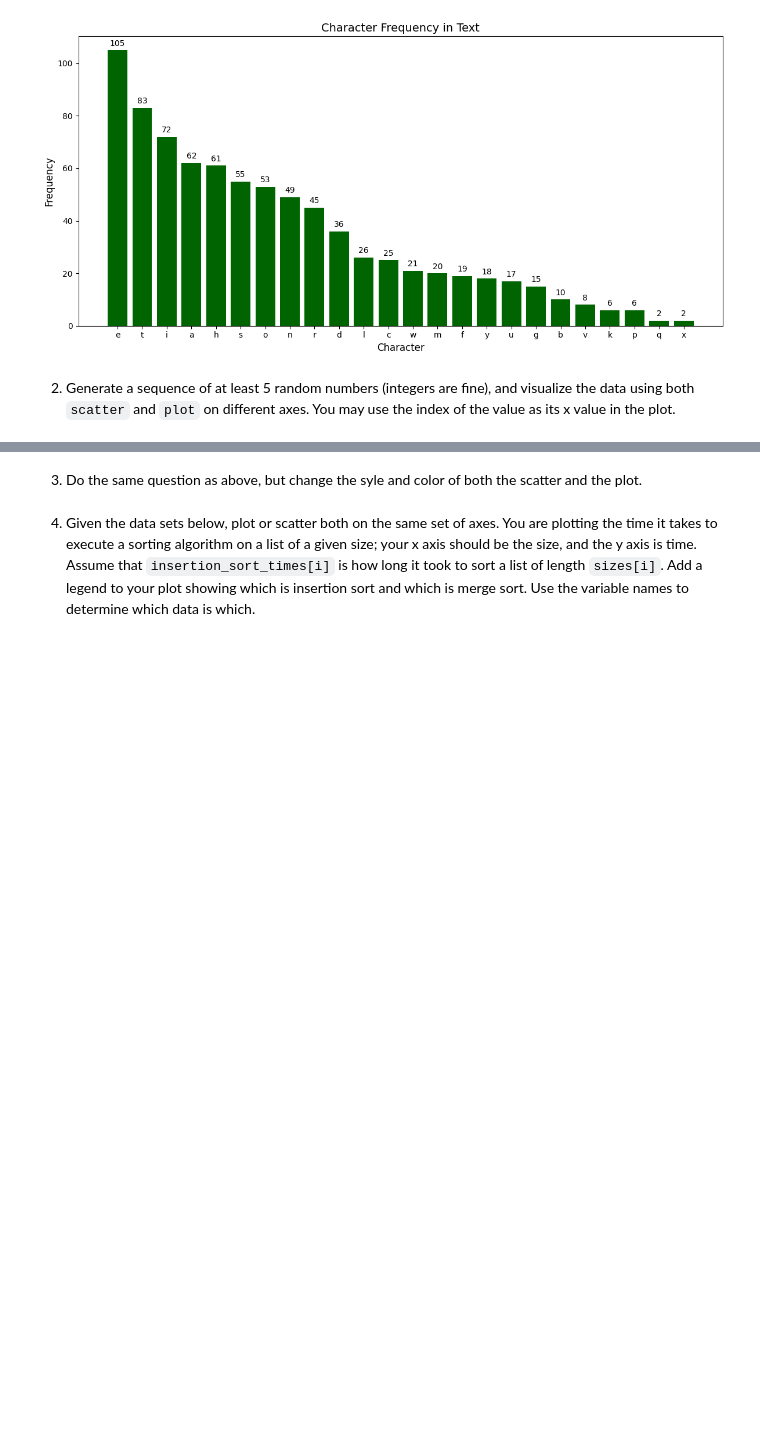
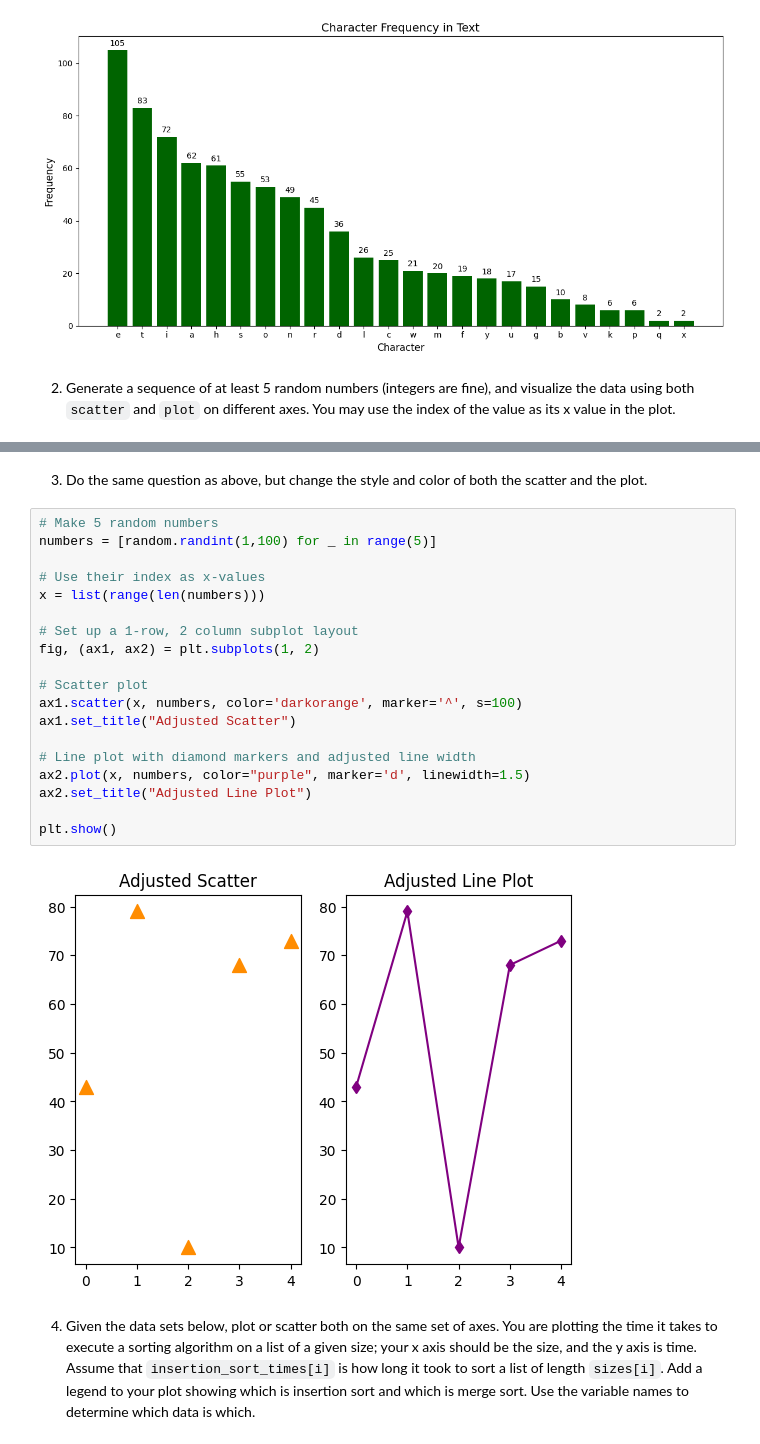
Before and after one commit to bvrtachnik/pyplot, a Jupyter notebook: pyplot.ipynb, the cells around one changed output, grey strips where cells are left out. Cells and saved outputs as stored; diff of their text form; blank space fills up the shorter version.

Commit message:
Complete question 3

```diff
--- a/pyplot.ipynb
+++ b/pyplot.ipynb
@@ -77,7 +77,28 @@ plt.show()
 # %% [output]
 [figure]
 # %% [markdown]
-3. Do the same question as above, but change the syle and color of both the scatter and the plot.
+3. Do the same question as above, but change the style and color of both the scatter and the plot.
+# %%
+# Make 5 random numbers
+numbers = [random.randint(1,100) for _ in range(5)]
+
+# Use their index as x-values
+x = list(range(len(numbers)))
+
+# Set up a 1-row, 2 column subplot layout
+fig, (ax1, ax2) = plt.subplots(1, 2)
+
+# Scatter plot
+ax1.scatter(x, numbers, color='darkorange', marker='^', s=100)
+ax1.set_title("Adjusted Scatter")
+
+# Line plot with diamond markers and adjusted line width
+ax2.plot(x, numbers, color="purple", marker='d', linewidth=1.5)
+ax2.set_title("Adjusted Line Plot")
+
+plt.show()
+# %% [output]
+[figure, added]
 # %% [markdown]
 4. Given the data sets below, plot or scatter both on the same set of axes.  You are plotting the time it takes to execute a sorting algorithm on a list of a given size; your x axis should be the size, and the y axis is time.  Assume that `insertion_sort_times[i]` is how long it took to sort a list of length `sizes[i]`.  Add a legend to your plot showing which is insertion sort and which is merge sort.  Use the variable names to determine which data is which.
 # %%
```
Also changed, not shown: parts of 1 cell of this notebook.
